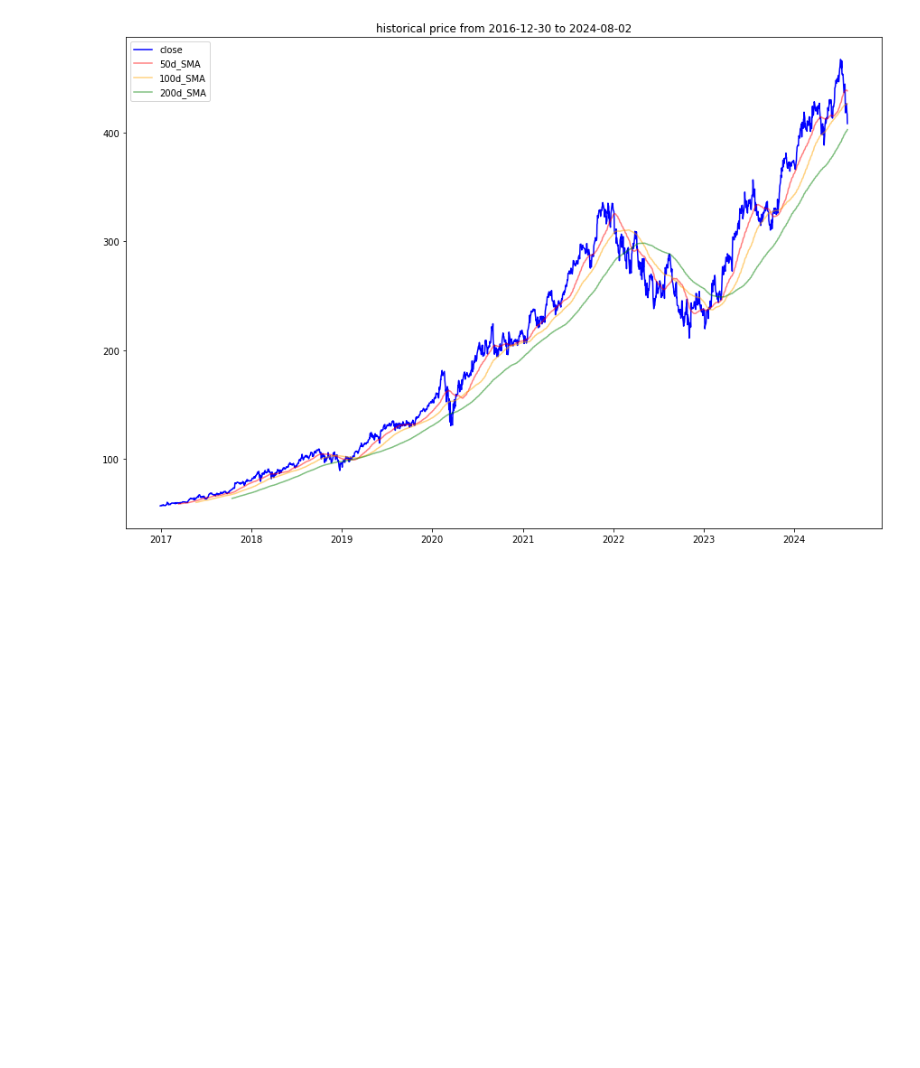
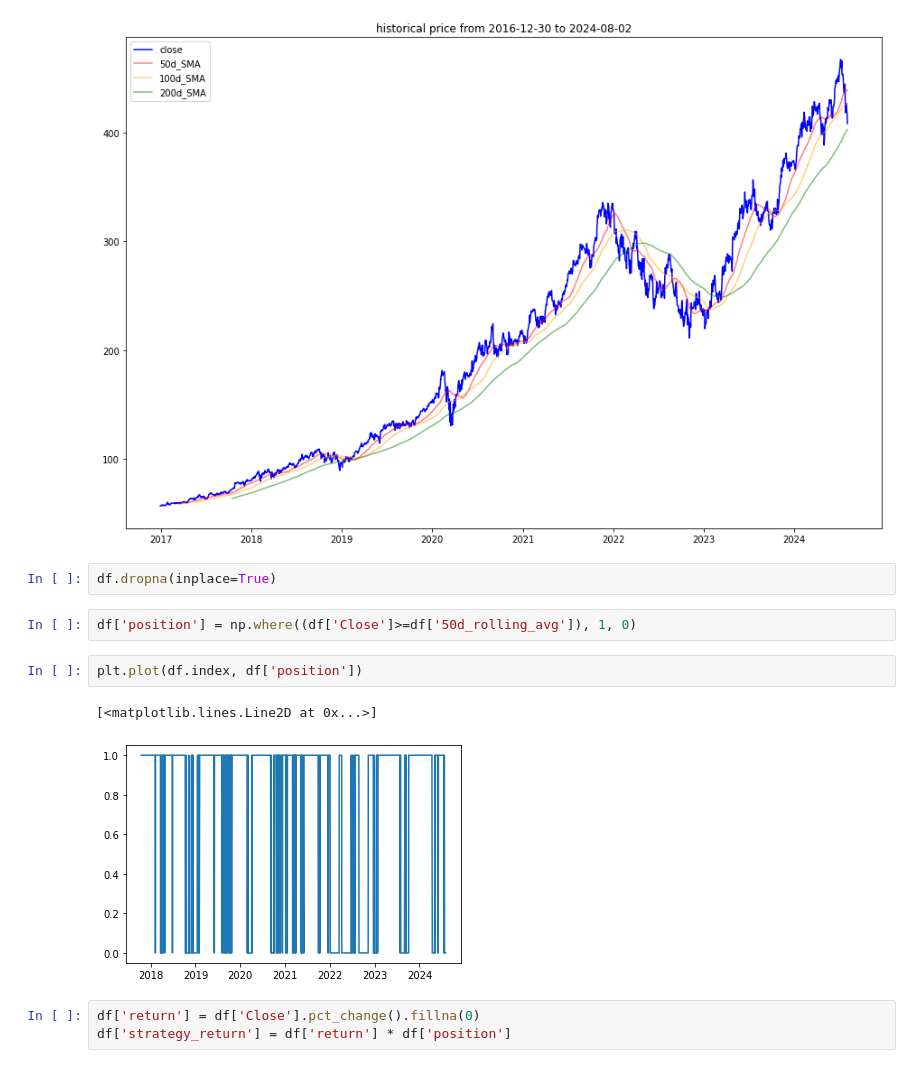
Before and after one commit to cckn93/utils, a Jupyter notebook: notebooks/time_series.ipynb, the cells around one changed output. Cells and saved outputs as stored; diff of their text form; blank space fills up the shorter version.

```diff
--- a/notebooks/time_series.ipynb
+++ b/notebooks/time_series.ipynb
@@ -67,3 +67,15 @@ plt.legend()
 plt.show()
 # %% [output]
 [figure]
+# %%
+df.dropna(inplace=True)
+# %%
+df['position'] = np.where((df['Close']>=df['50d_rolling_avg']), 1, 0)
+# %%
+plt.plot(df.index, df['position'])
+# %% [output]
+[<matplotlib.lines.Line2D at 0x...>]
+[figure, added]
+# %%
+df['return'] = df['Close'].pct_change().fillna(0)
+df['strategy_return'] = df['return'] * df['position']
```
Also changed, not shown: parts of 4 cells of this notebook.
